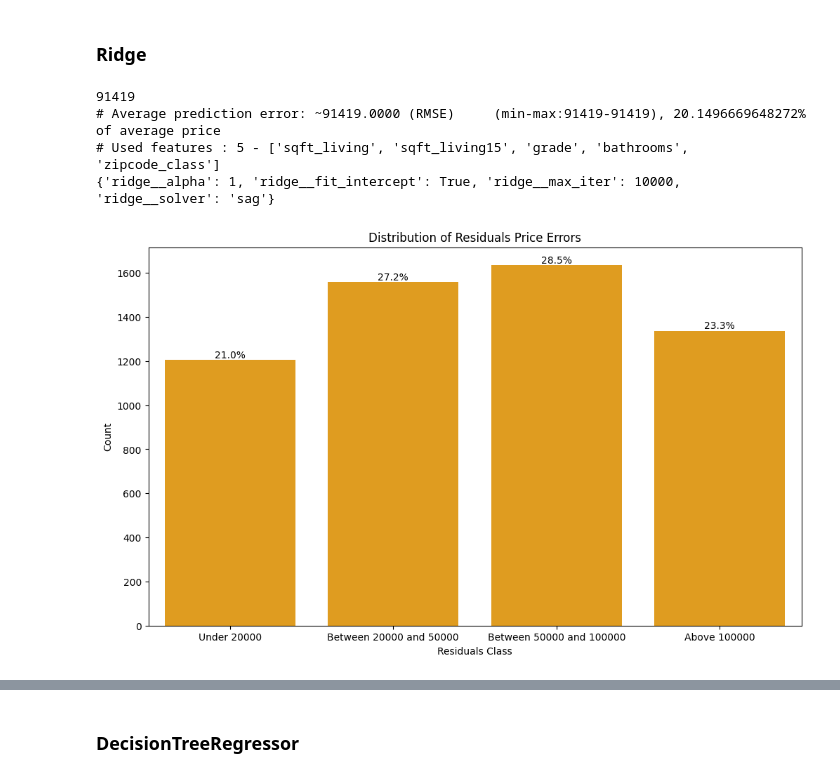
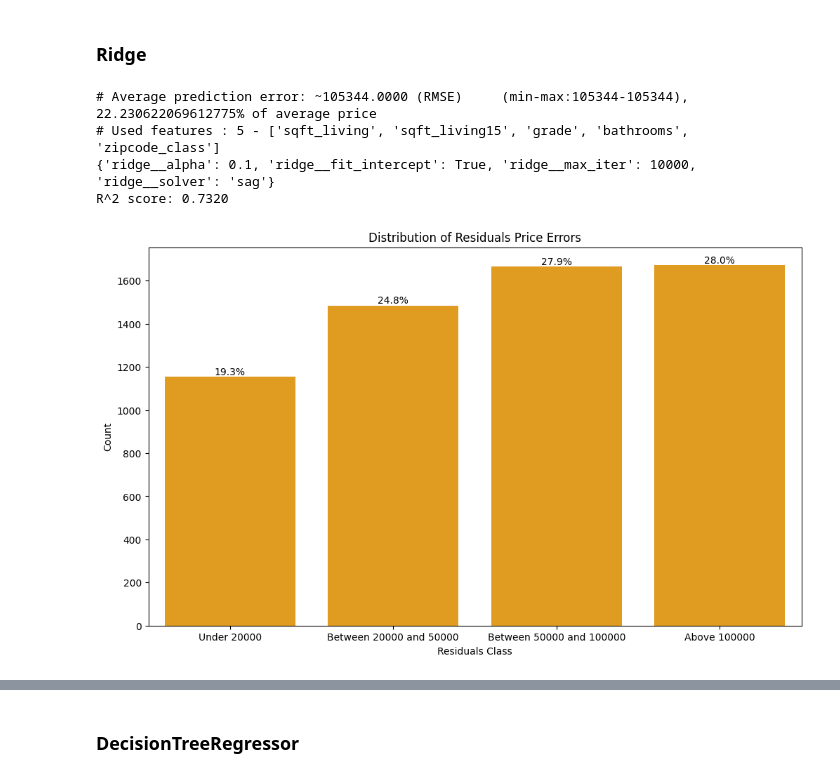
Before and after one commit to julienRactM/apartment-hunter, a Jupyter notebook: machine_learning_notebook.ipynb, the cells around one changed output, grey strips where cells are left out. Saved outputs shown, nothing was run; the diff lists cells and outputs as text; code cells hidden in the pictures.

Commit message:
[Update] Scores in pres

```diff
--- a/machine_learning_notebook.ipynb
+++ b/machine_learning_notebook.ipynb
@@ -535,8 +538,6 @@ So we are aiming for a better rmse score than -160665
 clean_df.price.mean()
 # %% [output]
 473868.8808173101
-# %%
-clean_df = clean_df[(clean_df['price'] > 100000) & (clean_df['price'] < 900000)]
 # %% [markdown]
 ### Linear Regression
 # %%
@@ -630,7 +634,7 @@ for i in range(1):
     grid_search = GridSearchCV(
         pipeline,
         param_grid={
-            'ridge__alpha'           : [50, 10, 1, 0.1,0.01,0],
+            'ridge__alpha'           : [10, 1, 0.1,0],
             "ridge__fit_intercept"   : [True, False],
             "ridge__solver"          : ['svd', 'cholesky', 'lsqr', 'sparse_cg', 'sag', 'saga'],
             "ridge__max_iter"        : [10000]
@@ -653,6 +657,8 @@ for i in range(1):
 print(f"# Average prediction error: ~{round(np.mean(rmse_list)):.4f} (RMSE) (min-max:{round(min(rmse_list))}-{round(max(rmse_list))}), {np.mean(rmse_list)/clean_df.price.mean()*100}% of average price")
 
 print(f"# Used features : {len(select_features) } - {select_features}") #/len(df.columns)
+r2 = r2_score(y_test, predicted_price)
+print(f"R^2 score: {r2:.4f}")
 
 # Create a Countplot of the distribution of a numerical serie based on given bin ranges
 countplot_with_bins(y_test - predicted_price, [20000, 50000, 100000], \
@@ -705,8 +712,8 @@ for i in range(1):
             "decision_tree__max_depth" : [1,3,5],
             "decision_tree__min_samples_leaf":[1,3,5],
             "decision_tree__min_weight_fraction_leaf":[0.1,0.2,0.5],
-            "decision_tree__max_features":["log2","sqrt",None, 0.1, 1, 10],
-            "decision_tree__max_leaf_nodes":[None,10,30,50]
+            "decision_tree__max_features":["log2","sqrt",None, 0.1, 1],
+            "decision_tree__max_leaf_nodes":[None,10,50]
         },
         cv=5,
         scoring="neg_root_mean_squared_error")
@@ -726,6 +733,8 @@ for i in range(1):
 print(f"# Average prediction error: ~{round(np.mean(rmse_list)):.4f} (RMSE) \
     (min-max:{round(min(rmse_list))}-{round(max(rmse_list))}), {np.mean(rmse_list)/clean_df.price.mean()*100}% of average price")
 print(f"# Used features : {len(select_features) } - {select_features}") #/len(df.columns)
+r2 = r2_score(y_test, predicted_price)
+print(f"R^2 score: {r2:.4f}")
 
 # Create a Countplot of the distribution of a numerical serie based on given bin ranges
 countplot_with_bins(y_test - predicted_price, [20000, 50000, 100000], \
@@ -852,42 +864,44 @@ for i in range(1):
     grid_search = GridSearchCV(
         pipeline,
         param_grid={
-            'ridge__alpha'           : [1,10, 0.1,0.01,0],
+            'ridge__alpha'           : [1, 0.1,0],
             "ridge__fit_intercept"   : [True, False],
             "ridge__solver"          : ['svd', 'cholesky', 'lsqr', 'sparse_cg', 'sag', 'saga'],
             "ridge__max_iter"        : [10000]
         },
         cv=5,
         scoring="neg_root_mean_squared_error")
 
 
 
     grid_search.fit(X_train, y_train)
     pipeline_tuned = grid_search.best_estimator_
     # pipeline.fit(X_train, y_train)
 
     # Is there a missing transform ? don't think so.
     predicted_price = pipeline_tuned.predict(X_test)
 
     rmse_score = round(np.sqrt(mean_squared_error(y_test, predicted_price)))
     rmse_list.append(rmse_score)
     save_model_if_best(rmse_score, pipeline_tuned, model_name)
 
 # Display RMSE
 print(f"# Average prediction error: ~{round(np.mean(rmse_list)):.4f} (RMSE) \
     (min-max:{round(min(rmse_list))}-{round(max(rmse_list))}), {np.mean(rmse_list)/clean_df.price.mean()*100}% of average price")
 print(f"# Used features : {len(select_features) } - {select_features}")
 print(grid_search.best_params_)
+r2 = r2_score(y_test, predicted_price)
+print(f"R^2 score: {r2:.4f}")
 
 # Create a Countplot of the distribution of a numerical serie based on given bin ranges
 countplot_with_bins(y_test - predicted_price, [20000, 50000, 100000], \
     plt_title="Distribution of Residuals Price Errors", plt_label="Residuals Class")
 # %% [output]
-91419
-# Average prediction error: ~91419.0000 (RMSE)     (min-max:91419-91419), 20.1496669648272% of average price
+# Average prediction error: ~105344.0000 (RMSE)     (min-max:105344-105344), 22.230622069612775% of average price
 # Used features : 5 - ['sqft_living', 'sqft_living15', 'grade', 'bathrooms', 'zipcode_class']
-{'ridge__alpha': 1, 'ridge__fit_intercept': True, 'ridge__max_iter': 10000, 'ridge__solver': 'sag'}
+{'ridge__alpha': 0.1, 'ridge__fit_intercept': True, 'ridge__max_iter': 10000, 'ridge__solver': 'sag'}
+R^2 score: 0.7320
-[figure, old version]
+[figure, new version]
 # %%
 plt.figure(figsize=(7, 7))
 plt.scatter(y_test, predicted_price, color='purple',alpha=0.5)
```
Also changed, not shown: parts of 25 cells of this notebook, 5 other files.
